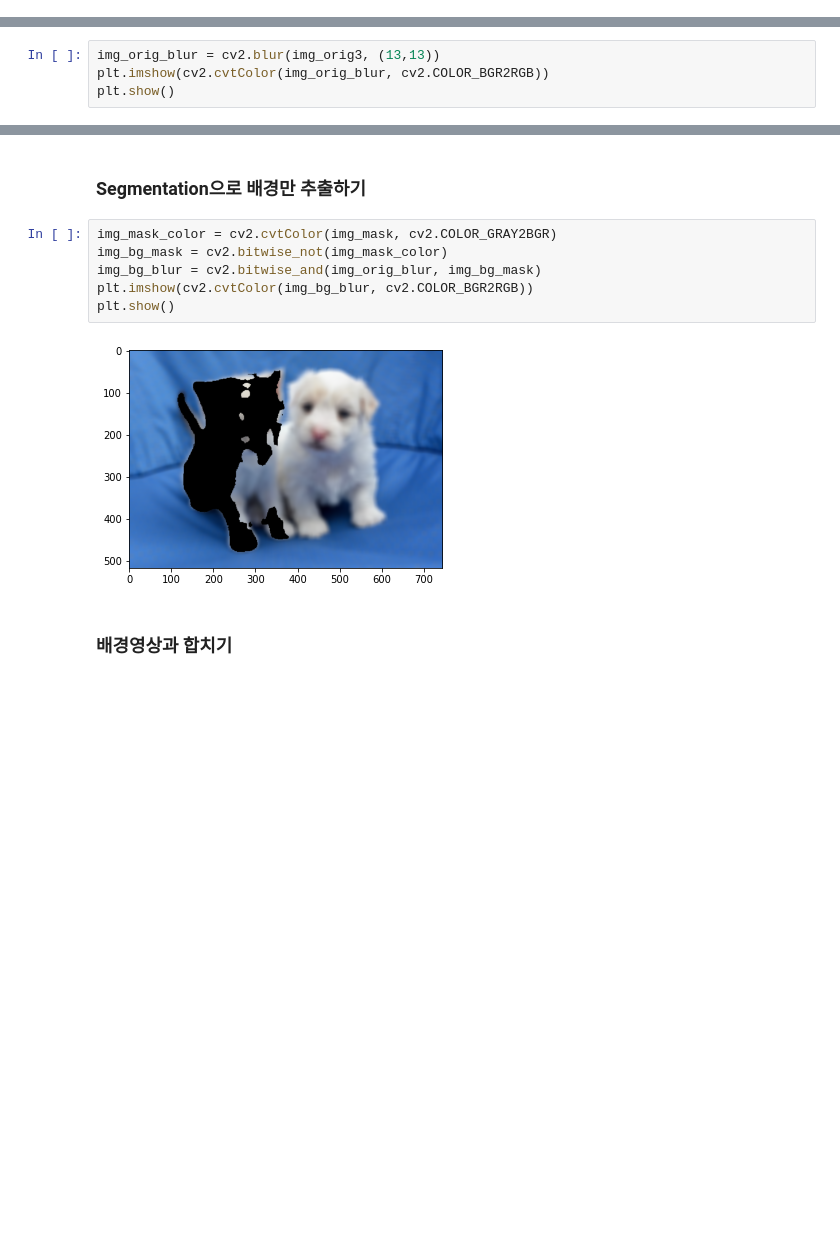
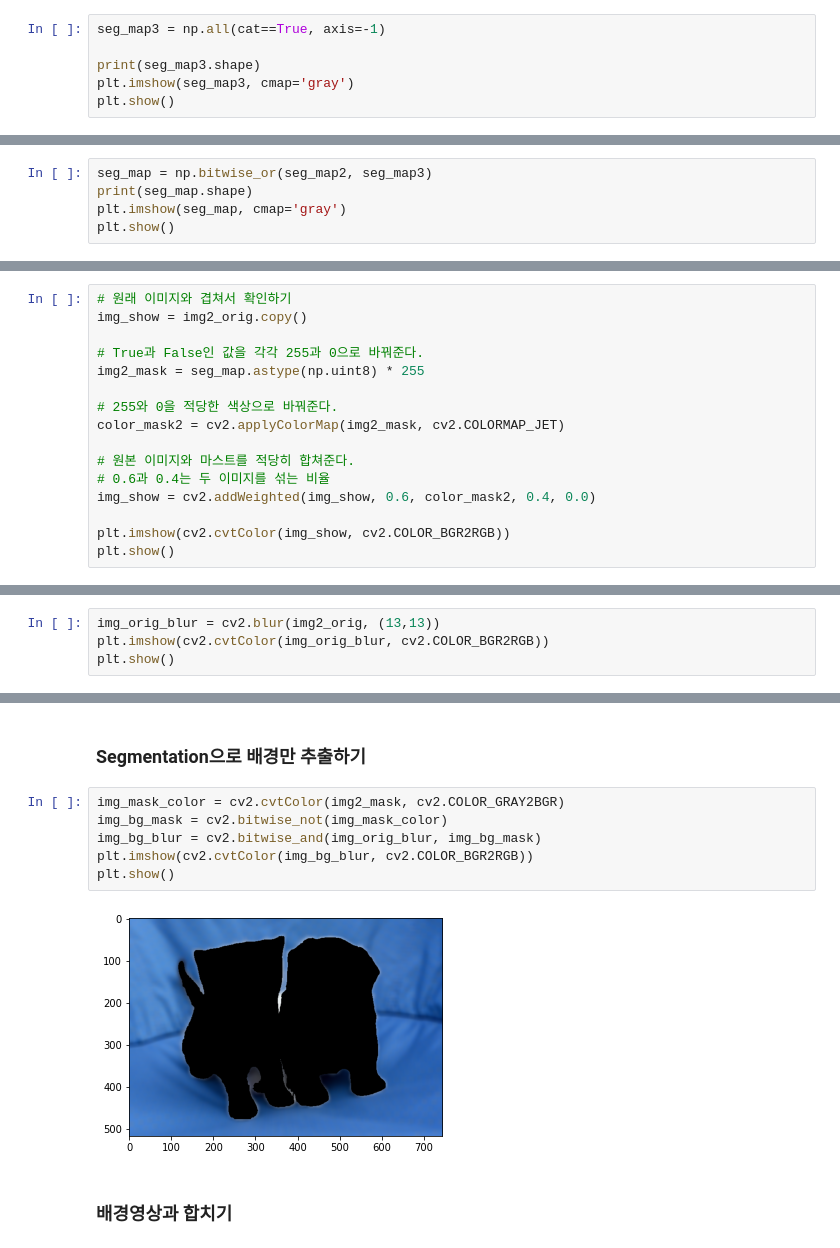
Before and after one commit to WONJINOH/-AIFFEL-Deep-Learning-projects, a Jupyter notebook: [E-07] shallow focus 인물사진 만들기.ipynb, the cells around one changed output, grey strips where cells are left out. Cells and saved outputs as stored; diff of their text form; blank space fills up the shorter version.

```diff
--- a/[E-07] shallow focus 인물사진 만들기.ipynb
+++ b/[E-07] shallow focus 인물사진 만들기.ipynb
@@ -486,0 +566,6 @@ plt.show()
+# %%
+seg_map3 = np.all(cat==True, axis=-1)
+
+print(seg_map3.shape)
+plt.imshow(seg_map3, cmap='gray')
+plt.show()
@@ -486,0 +575,5 @@ plt.show()
+# %%
+seg_map = np.bitwise_or(seg_map2, seg_map3)
+print(seg_map.shape)
+plt.imshow(seg_map, cmap='gray')
+plt.show()
@@ -486,0 +587,16 @@ plt.show()
+# %%
+# 원래 이미지와 겹쳐서 확인하기
+img_show = img2_orig.copy()
+
+# True과 False인 값을 각각 255과 0으로 바꿔준다.
+img2_mask = seg_map.astype(np.uint8) * 255
+
+# 255와 0을 적당한 색상으로 바꿔준다.
+color_mask2 = cv2.applyColorMap(img2_mask, cv2.COLORMAP_JET)
+
+# 원본 이미지와 마스트를 적당히 합쳐준다.
+# 0.6과 0.4는 두 이미지를 섞는 비율
+img_show = cv2.addWeighted(img_show, 0.6, color_mask2, 0.4, 0.0)
+
+plt.imshow(cv2.cvtColor(img_show, cv2.COLOR_BGR2RGB))
+plt.show()
@@ -487,7 +605,7 @@ plt.show()
 # %% [markdown]
 ### 배경흐리게 하기
 # %%
-img_orig_blur = cv2.blur(img_orig3, (13,13))
+img_orig_blur = cv2.blur(img2_orig, (13,13))
 plt.imshow(cv2.cvtColor(img_orig_blur, cv2.COLOR_BGR2RGB))
 plt.show()
 # %% [output]
@@ -495,13 +613,13 @@ plt.show()
 # %% [markdown]
 ### Segmentation으로 배경만 추출하기
 # %%
-img_mask_color = cv2.cvtColor(img_mask, cv2.COLOR_GRAY2BGR)
+img_mask_color = cv2.cvtColor(img2_mask, cv2.COLOR_GRAY2BGR)
 img_bg_mask = cv2.bitwise_not(img_mask_color)
 img_bg_blur = cv2.bitwise_and(img_orig_blur, img_bg_mask)
 plt.imshow(cv2.cvtColor(img_bg_blur, cv2.COLOR_BGR2RGB))
 plt.show()
 # %% [output]
-[figure, old version]
+[figure, new version]
 # %% [markdown]
 ### 배경영상과 합치기
 # %%
```
Also changed, not shown: parts of 102 cells of this notebook, 4 other files.
